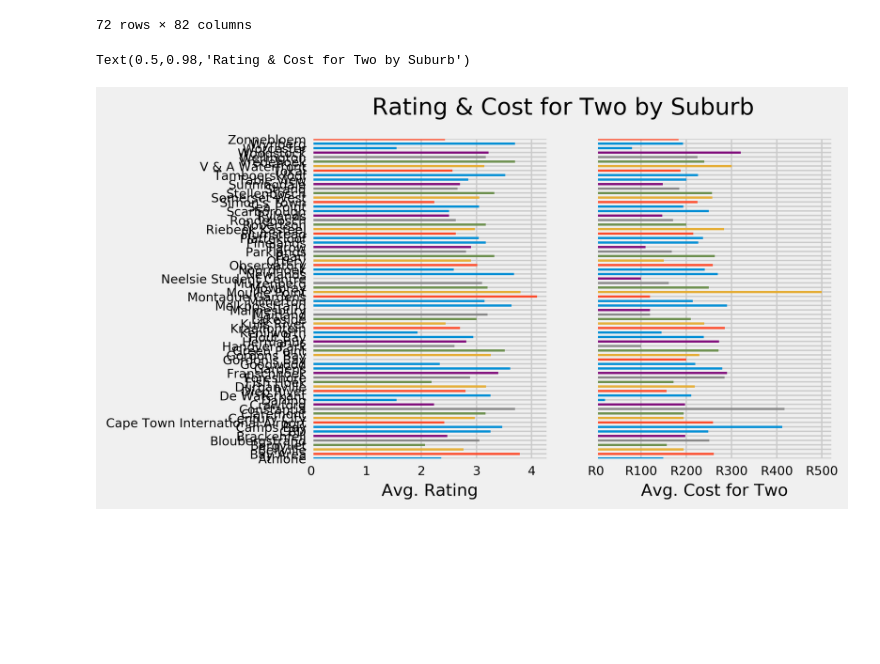
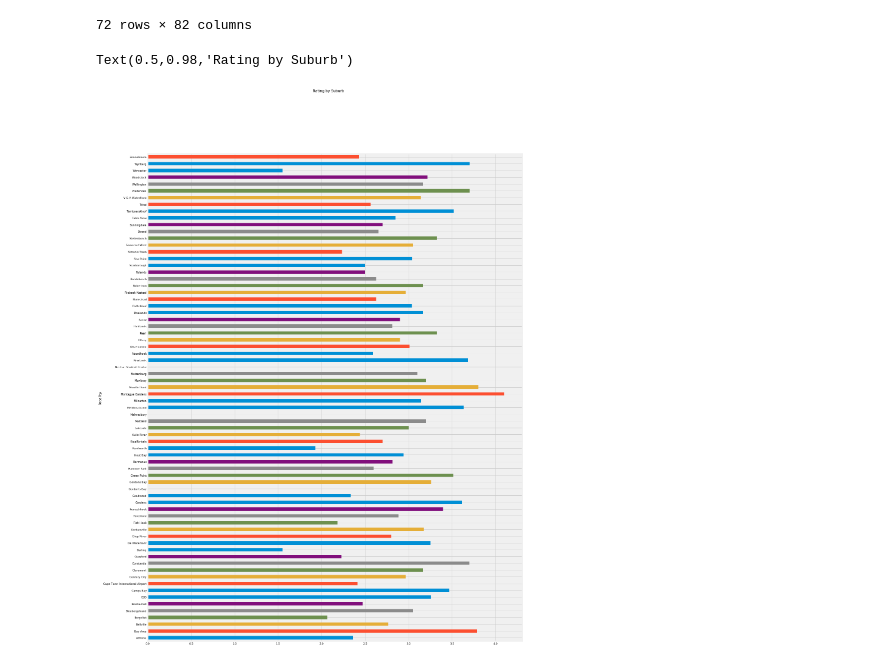
Before and after one commit to dorond/zomato-ct-analysis, a Jupyter notebook: Cape Town Restaurant Analysis using Zomato Data.ipynb, the cells around one changed output. Cells and saved outputs as stored; diff of their text form; code cells hidden in the pictures; blank space fills up the shorter version.

```diff
--- a/Cape Town Restaurant Analysis using Zomato Data.ipynb
+++ b/Cape Town Restaurant Analysis using Zomato Data.ipynb
@@ -823,20 +825,19 @@ df_suburb
 | Zonnebloem | 2.428571 | 182.857143 | 0.000000 | 0.000000 | 0.000000 | ... |
 72 rows × 82 columns
 # %%
-cols = ["aggregate_rating", "average_cost_for_two"]
-xlabels = ["Avg. Rating", "Avg. Cost for Two"]
-fig, ax = plt.subplots(1, 2, sharey='row', dpi=400)
-fig.subplots_adjust(hspace=0.4)
+#cols = ["aggregate_rating"]
+#xlabels = ["Avg. Rating"]
+#fig = plt.figure(figsize=(20,20), dpi=400)
+#fig.subplots_adjust(hspace=0.4)
 
-for ax, col, xlabel in zip(ax.ravel(), cols, xlabels):
-    df_suburb[col].plot.barh(ax=ax)
-    ax.set_xlabel(xlabel)
-    if col == "average_cost_for_two":
-        ax.xaxis.set_major_formatter(axes_formatter)
-    ax.set_ylabel("")
 
-plt.suptitle("Rating & Cost for Two by Suburb")
+df_suburb["aggregate_rating"].plot.barh(figsize=(20,30))
+# ax.set_xlabel(xlabel)
+
+# ax.set_ylabel("")
+
+plt.suptitle("Rating by Suburb")
 #save_fig('investment-multiple-years-risks-lump-sum-monthly-contrib')
 # %% [output]
-Text(0.5,0.98,'Rating & Cost for Two by Suburb')
+Text(0.5,0.98,'Rating by Suburb')
-[figure, old version]
+[figure, new version]
```
Also changed, not shown: parts of 9 cells of this notebook.
